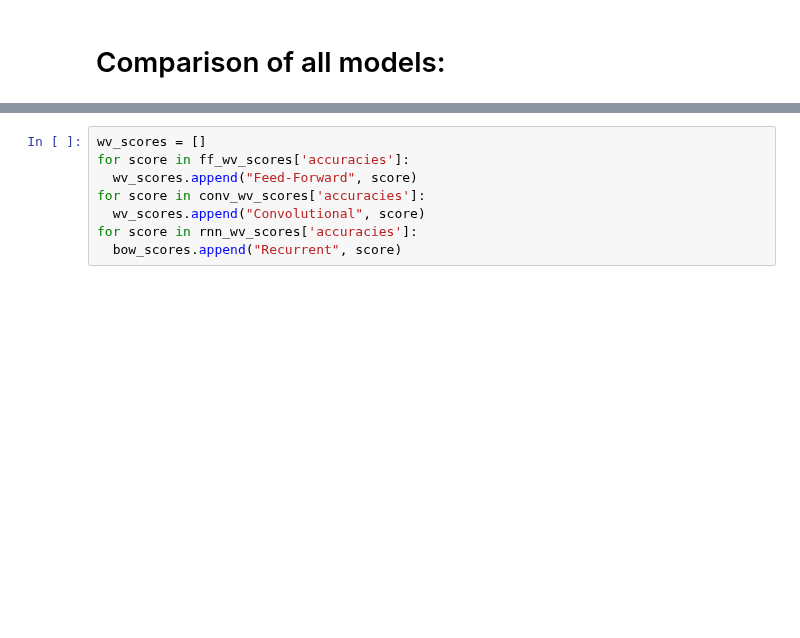
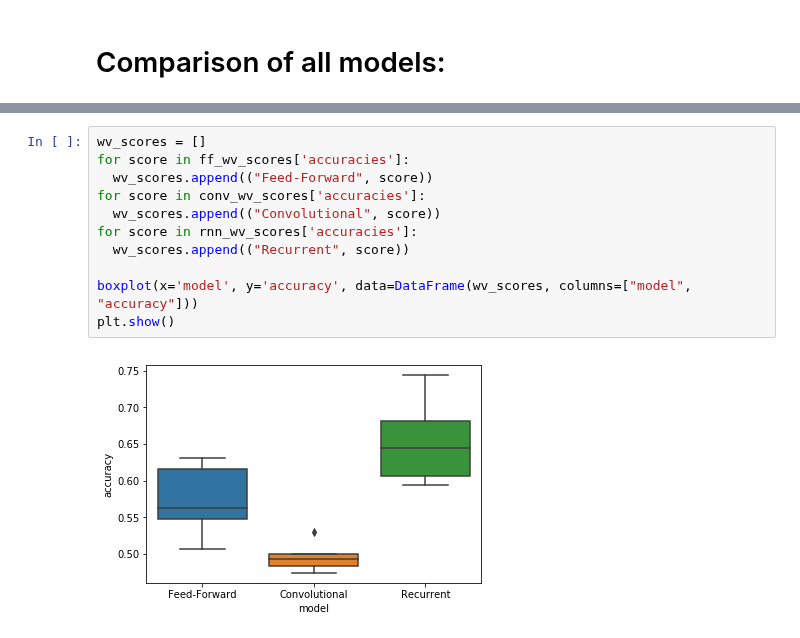
Before and after one commit to CPSSD/LUCAS, a Jupyter notebook: LUCAS/notebooks/neuralnet_comparison.ipynb, the cells around one changed output, grey strips where cells are left out. Saved outputs shown, nothing was run; the diff lists cells and outputs as text; blank space fills up the shorter version.

```diff
--- a/LUCAS/notebooks/neuralnet_comparison.ipynb
+++ b/LUCAS/notebooks/neuralnet_comparison.ipynb
@@ -359,8 +402,13 @@ plt.show()
 # %%
 wv_scores = []
 for score in ff_wv_scores['accuracies']:
-  wv_scores.append("Feed-Forward", score)
+  wv_scores.append(("Feed-Forward", score))
 for score in conv_wv_scores['accuracies']:
-  wv_scores.append("Convolutional", score)
+  wv_scores.append(("Convolutional", score))
 for score in rnn_wv_scores['accuracies']:
-  bow_scores.append("Recurrent", score)
+  wv_scores.append(("Recurrent", score))
+
+boxplot(x='model', y='accuracy', data=DataFrame(wv_scores, columns=["model", "accuracy"]))
+plt.show()
+# %% [output]
+[figure, added]
```
Also changed, not shown: parts of 8 cells of this notebook.
